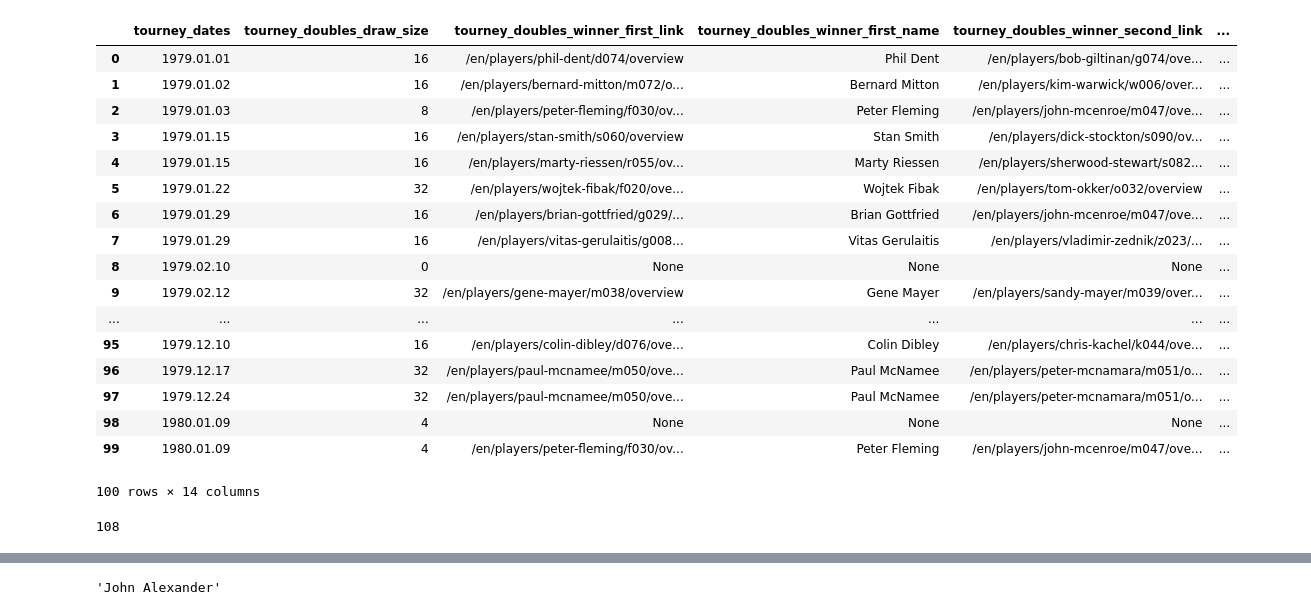
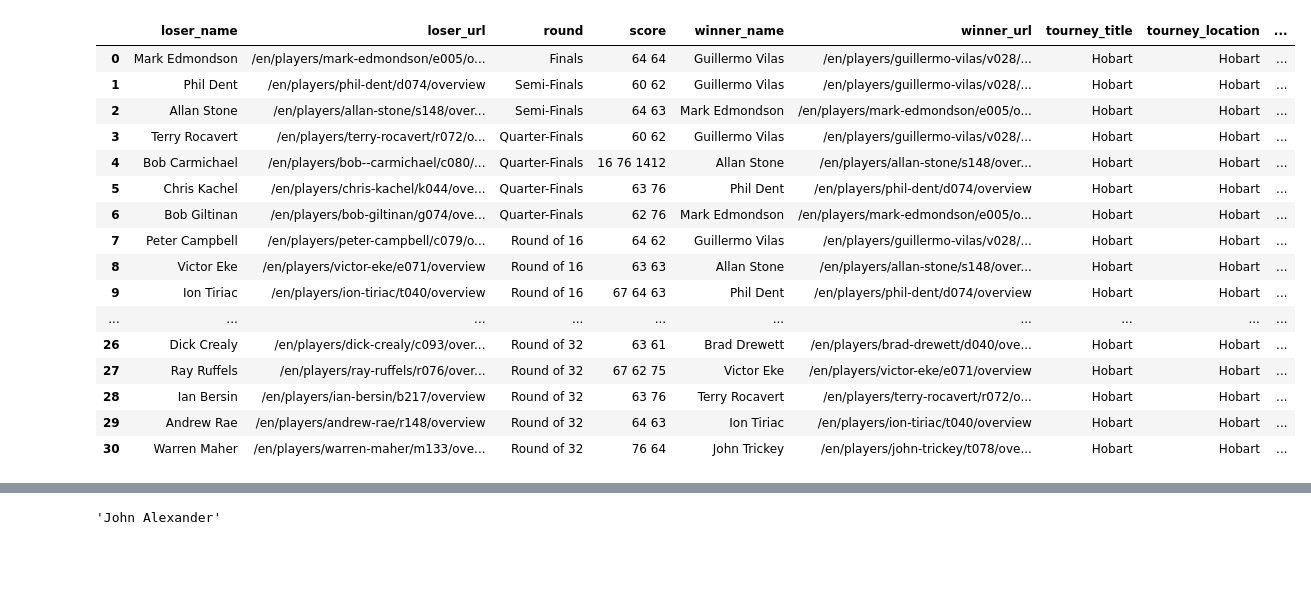
Before and after one commit to siddjagadish/tennis_new, a Jupyter notebook: tennis_new/notebooks/Updated Scraper.ipynb, the cells around one changed output, grey strips where cells are left out. Saved outputs shown, nothing was run; the diff lists cells and outputs as text; code cells hidden in the pictures; blank space fills up the shorter version.

```diff
--- a/tennis_new/notebooks/Updated Scraper.ipynb
+++ b/tennis_new/notebooks/Updated Scraper.ipynb
@@ -253,25 +334,20 @@ ts = TennisScraper(1979)
-# %%
-ts.tourney_df()
-# %% [output]
-|  | tourney_dates | tourney_doubles_draw_size | tourney_doubles_winner_first_link | tourney_doubles_winner_first_name | tourney_doubles_winner_second_link | ... |
-| 0 | 1979.01.01 | 16 | /en/players/phil-dent/d074/overview | Phil Dent | /en/players/bob-giltinan/g074/ove... | ... |
-| 1 | 1979.01.02 | 16 | /en/players/bernard-mitton/m072/o... | Bernard Mitton | /en/players/kim-warwick/w006/over... | ... |
-| 2 | 1979.01.03 | 8 | /en/players/peter-fleming/f030/ov... | Peter Fleming | /en/players/john-mcenroe/m047/ove... | ... |
-| 3 | 1979.01.15 | 16 | /en/players/stan-smith/s060/overview | Stan Smith | /en/players/dick-stockton/s090/ov... | ... |
-| 4 | 1979.01.15 | 16 | /en/players/marty-riessen/r055/ov... | Marty Riessen | /en/players/sherwood-stewart/s082... | ... |
-| 5 | 1979.01.22 | 32 | /en/players/wojtek-fibak/f020/ove... | Wojtek Fibak | /en/players/tom-okker/o032/overview | ... |
-| 6 | 1979.01.29 | 16 | /en/players/brian-gottfried/g029/... | Brian Gottfried | /en/players/john-mcenroe/m047/ove... | ... |
-| 7 | 1979.01.29 | 16 | /en/players/vitas-gerulaitis/g008... | Vitas Gerulaitis | /en/players/vladimir-zednik/z023/... | ... |
-| 8 | 1979.02.10 | 0 | None | None | None | ... |
-| 9 | 1979.02.12 | 32 | /en/players/gene-mayer/m038/overview | Gene Mayer | /en/players/sandy-mayer/m039/over... | ... |
-| ... | ... | ... | ... | ... | ... | ... |
-| 95 | 1979.12.10 | 16 | /en/players/colin-dibley/d076/ove... | Colin Dibley | /en/players/chris-kachel/k044/ove... | ... |
-| 96 | 1979.12.17 | 32 | /en/players/paul-mcnamee/m050/ove... | Paul McNamee | /en/players/peter-mcnamara/m051/o... | ... |
-| 97 | 1979.12.24 | 32 | /en/players/paul-mcnamee/m050/ove... | Paul McNamee | /en/players/peter-mcnamara/m051/o... | ... |
-| 98 | 1980.01.09 | 4 | None | None | None | ... |
-| 99 | 1980.01.09 | 4 | /en/players/peter-fleming/f030/ov... | Peter Fleming | /en/players/john-mcenroe/m047/ove... | ... |
-100 rows × 14 columns
-# %%
-len(ts.tourneys)
-# %% [output]
-108
+# %%
+ts.tourneys[0].result_df()
+# %% [output]
+|  | loser_name | loser_url | round | score | winner_name | winner_url | tourney_title | tourney_location | ... |
+| 0 | Mark Edmondson | /en/players/mark-edmondson/e005/o... | Finals | 64 64 | Guillermo Vilas | /en/players/guillermo-vilas/v028/... | Hobart | Hobart | ... |
+| 1 | Phil Dent | /en/players/phil-dent/d074/overview | Semi-Finals | 60 62 | Guillermo Vilas | /en/players/guillermo-vilas/v028/... | Hobart | Hobart | ... |
+| 2 | Allan Stone | /en/players/allan-stone/s148/over... | Semi-Finals | 64 63 | Mark Edmondson | /en/players/mark-edmondson/e005/o... | Hobart | Hobart | ... |
+| 3 | Terry Rocavert | /en/players/terry-rocavert/r072/o... | Quarter-Finals | 60 62 | Guillermo Vilas | /en/players/guillermo-vilas/v028/... | Hobart | Hobart | ... |
+| 4 | Bob Carmichael | /en/players/bob--carmichael/c080/... | Quarter-Finals | 16 76 1412 | Allan Stone | /en/players/allan-stone/s148/over... | Hobart | Hobart | ... |
+| 5 | Chris Kachel | /en/players/chris-kachel/k044/ove... | Quarter-Finals | 63 76 | Phil Dent | /en/players/phil-dent/d074/overview | Hobart | Hobart | ... |
+| 6 | Bob Giltinan | /en/players/bob-giltinan/g074/ove... | Quarter-Finals | 62 76 | Mark Edmondson | /en/players/mark-edmondson/e005/o... | Hobart | Hobart | ... |
+| 7 | Peter Campbell | /en/players/peter-campbell/c079/o... | Round of 16 | 64 62 | Guillermo Vilas | /en/players/guillermo-vilas/v028/... | Hobart | Hobart | ... |
+| 8 | Victor Eke | /en/players/victor-eke/e071/overview | Round of 16 | 63 63 | Allan Stone | /en/players/allan-stone/s148/over... | Hobart | Hobart | ... |
+| 9 | Ion Tiriac | /en/players/ion-tiriac/t040/overview | Round of 16 | 67 64 63 | Phil Dent | /en/players/phil-dent/d074/overview | Hobart | Hobart | ... |
+| ... | ... | ... | ... | ... | ... | ... | ... | ... | ... |
+| 26 | Dick Crealy | /en/players/dick-crealy/c093/over... | Round of 32 | 63 61 | Brad Drewett | /en/players/brad-drewett/d040/ove... | Hobart | Hobart | ... |
+| 27 | Ray Ruffels | /en/players/ray-ruffels/r076/over... | Round of 32 | 67 62 75 | Victor Eke | /en/players/victor-eke/e071/overview | Hobart | Hobart | ... |
+| 28 | Ian Bersin | /en/players/ian-bersin/b217/overview | Round of 32 | 63 76 | Terry Rocavert | /en/players/terry-rocavert/r072/o... | Hobart | Hobart | ... |
+| 29 | Andrew Rae | /en/players/andrew-rae/r148/overview | Round of 32 | 64 63 | Ion Tiriac | /en/players/ion-tiriac/t040/overview | Hobart | Hobart | ... |
+| 30 | Warren Maher | /en/players/warren-maher/m133/ove... | Round of 32 | 76 64 | John Trickey | /en/players/john-trickey/t078/ove... | Hobart | Hobart | ... |
```
Also changed, not shown: parts of 23 cells of this notebook, 4 other files.
